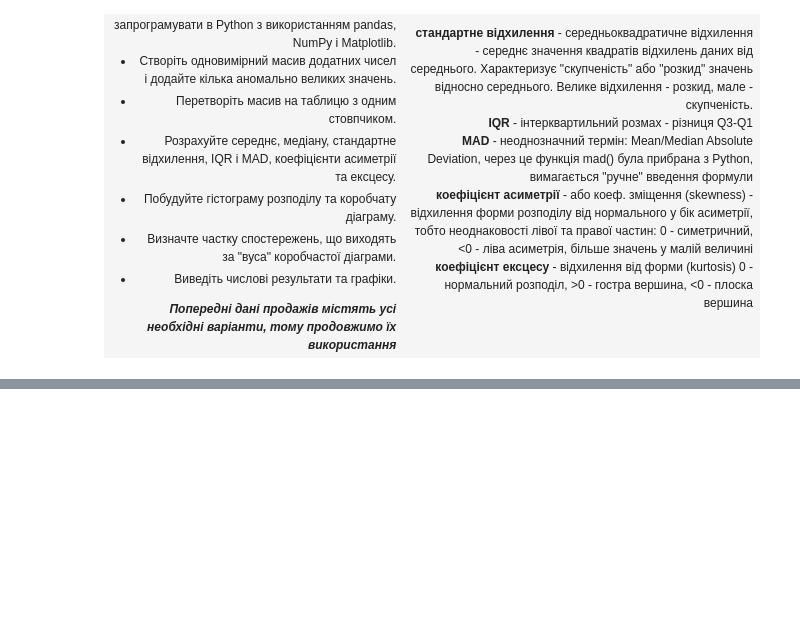
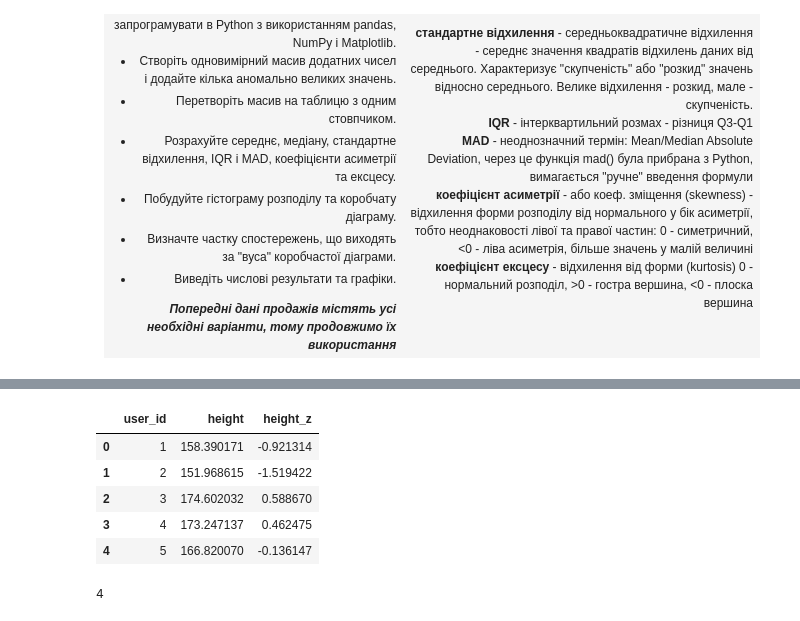
Before and after one commit to dns-lector/PythonAiPv411, a Jupyter notebook: Pract/Pract2_4_statistics.ipynb, the cells around one changed output, grey strips where cells are left out. Saved outputs shown, nothing was run; the diff lists cells and outputs as text; code cells hidden in the pictures; blank space fills up the shorter version.

```diff
--- a/Pract/Pract2_4_statistics.ipynb
+++ b/Pract/Pract2_4_statistics.ipynb
@@ -188,0 +344,21 @@ plot(sales)
+# %%
+# Виконайте стандартизацію значень (z-оцінки) і додайте стовпець "height_z".
+# Стандартизація - перенесення та масштабування даних для переміщення у спільно прийняті позиції (центр - 0, дисперсія - 1)
+# формула: z = (x - m) / s, де m - середнє значення, s - стандартне відхилення
+m = heights["height"].mean()
+s = heights["height"].std()
+heights["height_z"] = (heights["height"] - m) / s
+heights.head()
+# %% [output]
+|  | user_id | height | height_z |
+| 0 | 1 | 158.390171 | -0.921314 |
+| 1 | 2 | 151.968615 | -1.519422 |
+| 2 | 3 | 174.602032 | 0.588670 |
+| 3 | 4 | 173.247137 | 0.462475 |
+| 4 | 5 | 166.820070 | -0.136147 |
+# %%
+# Визначте кількість спостережень з |z| > 3
+outs = heights[(heights["height_z"] > 3) | (heights["height_z"] < -3)]
+len(outs)
+# %% [output]
+4
```
Also changed, not shown: parts of 14 cells of this notebook.
